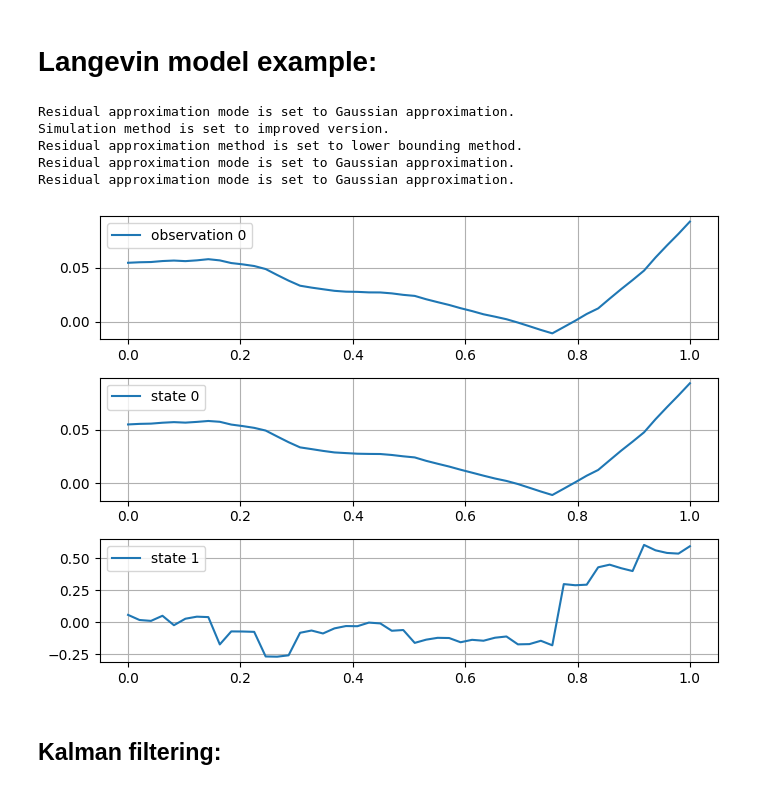
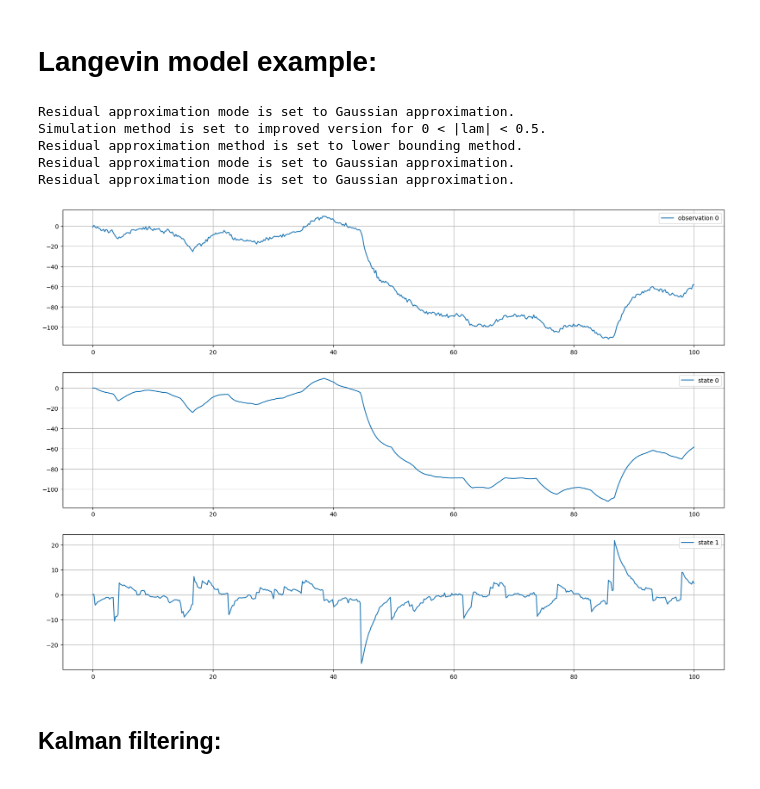
Before and after one commit to yamankindap/models, a Jupyter notebook: example3.ipynb, the cells around one changed output. Cells and saved outputs as stored; diff of their text form; code cells hidden in the pictures.

```diff
--- a/example3.ipynb
+++ b/example3.ipynb
@@ -12,12 +12,12 @@ import matplotlib.pyplot as plt
 # %% [markdown]
 # Langevin model example:
 # %%
-N = 50
+N = 500
 D = 2
 D_prime = 1
 n_particles = 1
 
-times = np.linspace(start=0, stop=1, num=N).reshape(N, 1)
+times = np.linspace(start=0, stop=100, num=N).reshape(N, 1)
 
 ##################################
 # Initial distribution definition.
@@ -35,13 +35,13 @@ mu = 0.
 sigma = 1.0
 # subordinator = GammaProcess(**{"beta":1., "C":1.})
 # subordinator = TemperedStableProcess(**{"alpha":0.6, "beta":0.1, "C":0.5})
-subordinator = GeneralisedInverseGaussianProcess(**{"lam":-0.8, "gamma":0.01, "delta":1.0})
+subordinator = GeneralisedInverseGaussianProcess(**{"lam":-0.4, "gamma":0.01, "delta":1.0})
 
 ##################################
 # Observation model.
 ##################################
 
-sigma_eps = 0.0001
+sigma_eps = 1.0
 
 ##################################
 # Langevin model.
@@ -50,7 +50,7 @@ sigma_eps = 0.0001
 model = NVMLangevinModel(**{"subordinator":subordinator, "theta":theta, "mu":mu, "sigma":sigma, "sigma_eps":sigma_eps})
 # %% [output]
 Residual approximation mode is set to Gaussian approximation.
-Simulation method is set to improved version.
+Simulation method is set to improved version for 0 < |lam| < 0.5.
 Residual approximation method is set to lower bounding method.
 Residual approximation mode is set to Gaussian approximation.
 Residual approximation mode is set to Gaussian approximation.
@@ -59,5 +61,5 @@ X, Y, t_series, x_series = model.sample(times, x_init, n_particles=n_particles)
 # %%
-fig, ax = plt.subplots(nrows=(X.shape[-2] + Y.shape[-2]), ncols=n_particles, figsize=(7,5))
+fig, ax = plt.subplots(nrows=(X.shape[-2] + Y.shape[-2]), ncols=n_particles, figsize=(20,14))
 
 if (n_particles > 1):
 
@@ -67,32 +69,32 @@ if (n_particles > 1):
         for j in range(Y.shape[-2]):
             ax[i][particle_idx].plot(times, Y[:,particle_idx, j,:], label=f'observation {j}')
             ax[i][particle_idx].grid(True)
             ax[i][particle_idx].legend()
             i += 1
 
         for j in range(X.shape[-2]):
             ax[i][particle_idx].plot(times, X[:,particle_idx, j,:], label=f'state {j}')
             ax[i][particle_idx].grid(True)
             ax[i][particle_idx].legend()
             i += 1
 
 else:
     for particle_idx in range(n_particles):
         i = 0
 
         for j in range(Y.shape[-2]):
             ax[i].plot(times, Y[:,particle_idx, j,:], label=f'observation {j}')
             ax[i].grid(True)
             ax[i].legend()
             i += 1
 
         for j in range(X.shape[-2]):
             ax[i].plot(times, X[:,particle_idx, j,:], label=f'state {j}')
             ax[i].grid(True)
             ax[i].legend()
             i += 1
 
-plt.tight_layout()
+# plt.tight_layout()
 plt.show()
 # %% [output]
-[figure, old version]
+[figure, new version]
```
Also changed, not shown: parts of 12 cells of this notebook, 2 other files.
